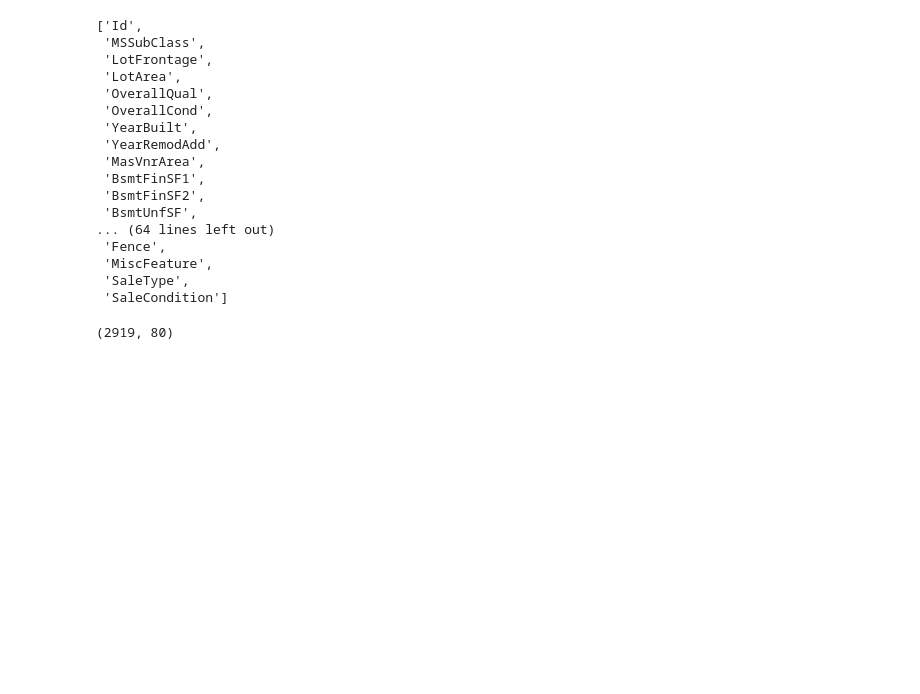
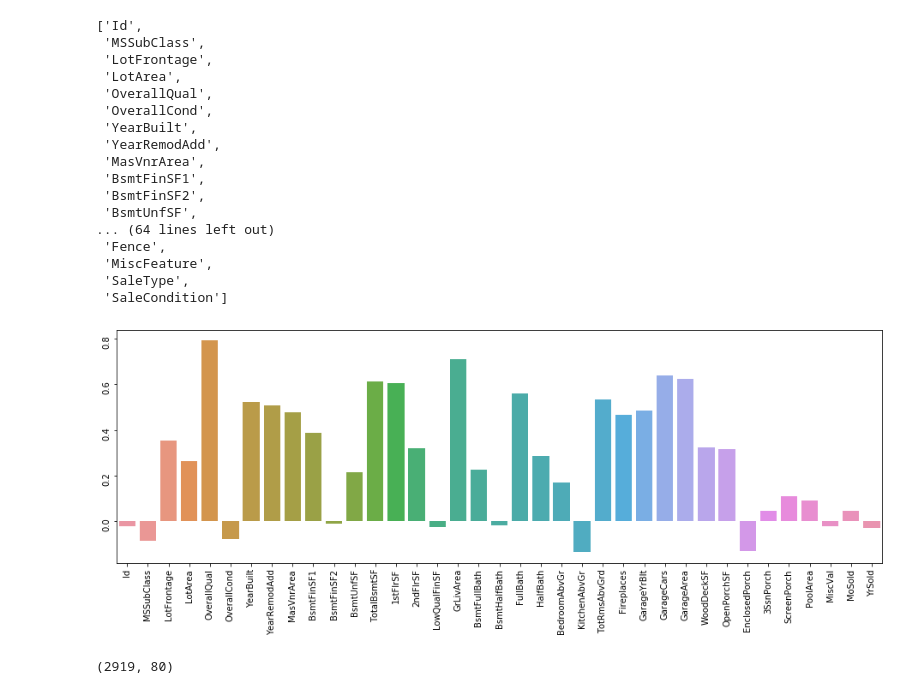
Before and after one commit to Amit288/Advanced-House-Price-Prediction--Kaggle, a Jupyter notebook: Advanced-House-Price-Prediction.ipynb, the cells around one changed output. Saved outputs shown, nothing was run; the diff lists cells and outputs as text; code cells hidden in the pictures; blank space fills up the shorter version.

```diff
--- a/Advanced-House-Price-Prediction.ipynb
+++ b/Advanced-House-Price-Prediction.ipynb
@@ -388,7 +388,16 @@ list_num_col+list_obj_col
  'SaleType',
  'SaleCondition']
 # %%
+train_test1=pd.concat([train,test],axis=0)
 train_test=pd.concat([train.drop('SalePrice',axis=1),test],axis=0)
+# %%
+# visualize correlation barplot
+
+plt.figure(figsize = (16,5))
+ax = sns.barplot(train_test.corrwith(train_test1.SalePrice).index, train_test.corrwith(train_test1.SalePrice))
+ax.tick_params(labelrotation = 90)
+# %% [output]
+[figure, added]
 # %%
 train_test.shape
 # %% [output]
```
Also changed, not shown: parts of 14 cells of this notebook.
